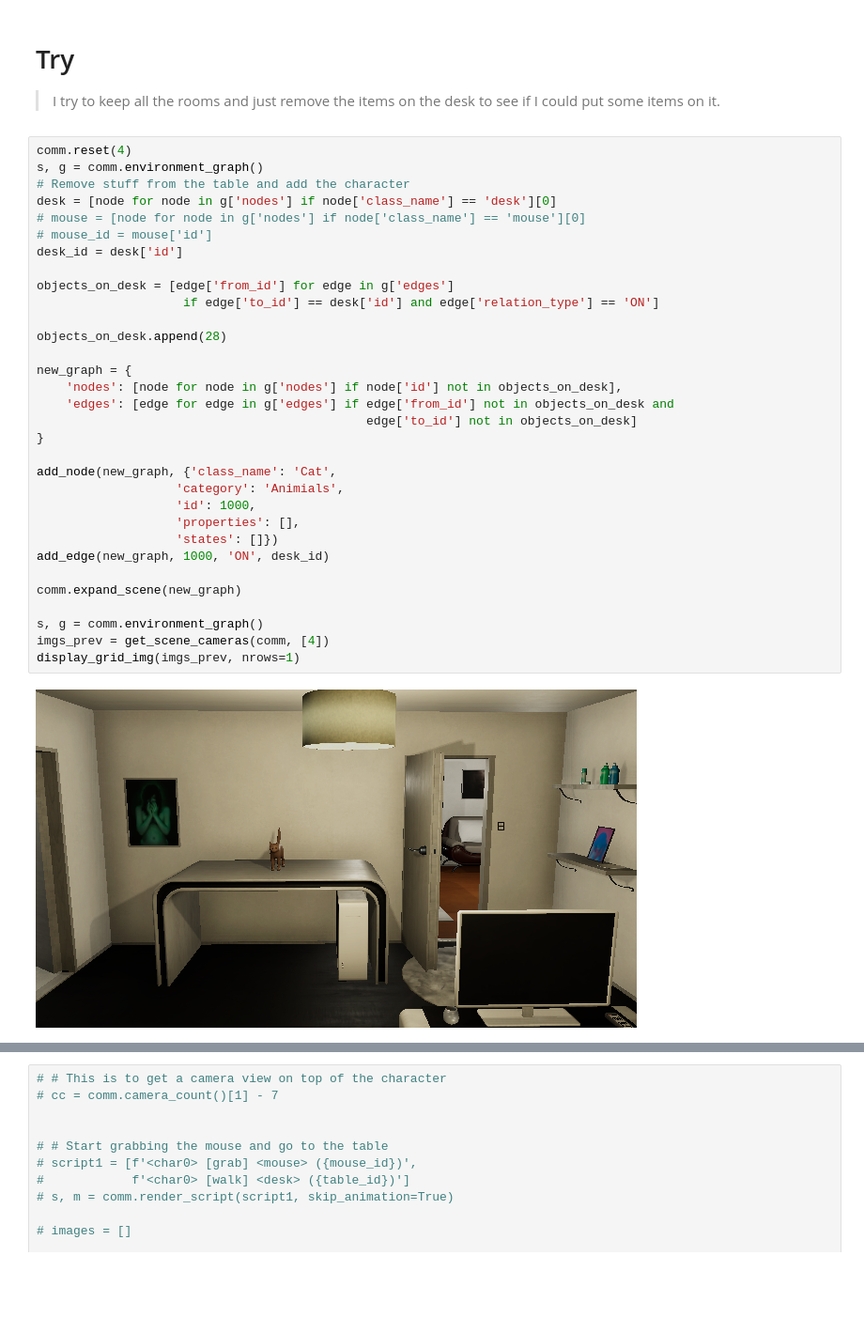
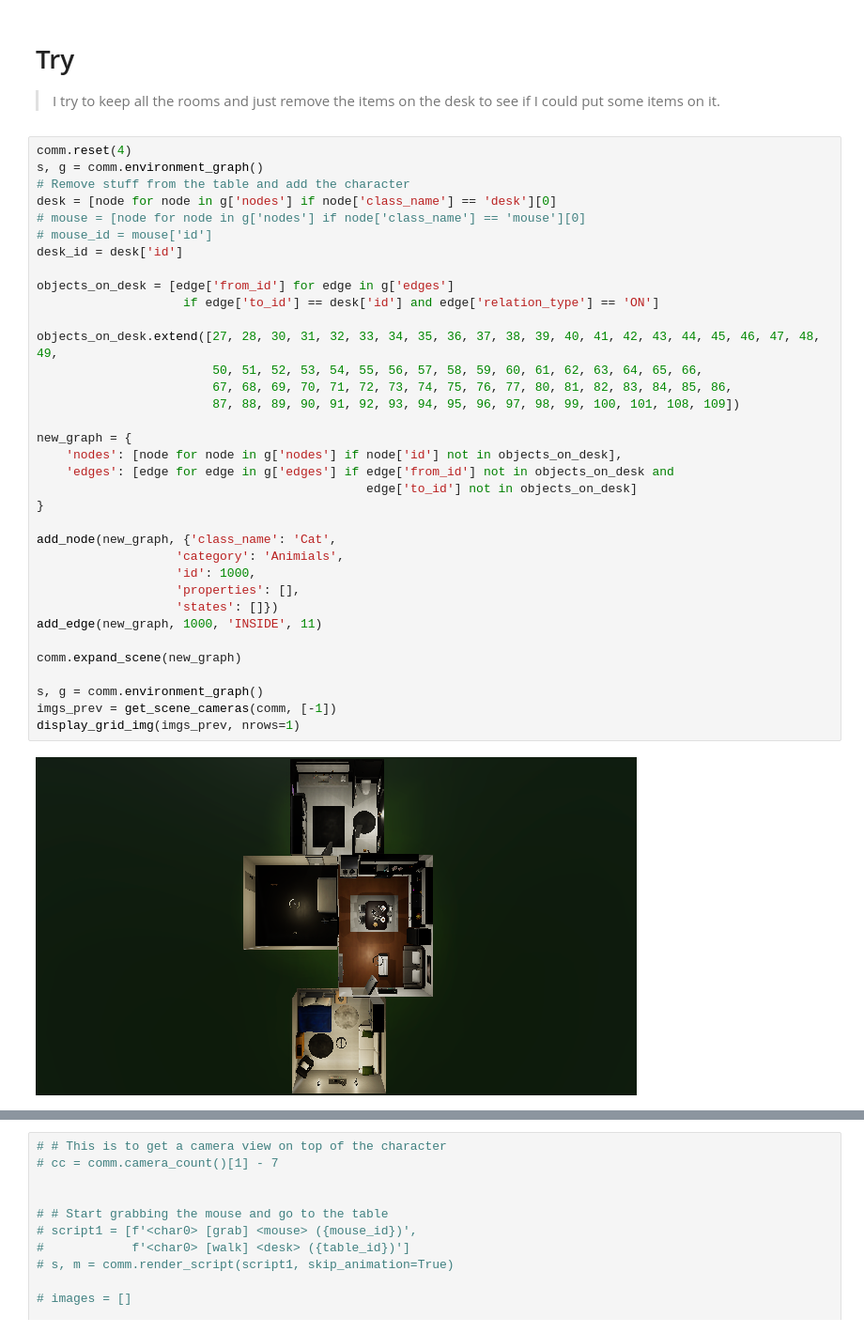
Before and after one commit to Brookzq/virtualhome, a Jupyter notebook: virtualhome/demo/my_dataset.ipynb, the cells around one changed output, grey strips where cells are left out. Shown: that part at 94% size. Saved outputs shown, nothing was run; the diff lists cells and outputs as text; blank space fills up the shorter version.

```diff
--- a/virtualhome/demo/my_dataset.ipynb
+++ b/virtualhome/demo/my_dataset.ipynb
@@ -279,37 +283,40 @@ utils_viz.generate_video(input_path=path_video, prefix='test', output_path='../s
 # %%
 comm.reset(4)
 s, g = comm.environment_graph()
 # Remove stuff from the table and add the character
 desk = [node for node in g['nodes'] if node['class_name'] == 'desk'][0]
 # mouse = [node for node in g['nodes'] if node['class_name'] == 'mouse'][0]
 # mouse_id = mouse['id']
 desk_id = desk['id']
 
 objects_on_desk = [edge['from_id'] for edge in g['edges']
                     if edge['to_id'] == desk['id'] and edge['relation_type'] == 'ON']
 
-objects_on_desk.append(28)
+objects_on_desk.extend([27, 28, 30, 31, 32, 33, 34, 35, 36, 37, 38, 39, 40, 41, 42, 43, 44, 45, 46, 47, 48, 49,
+                        50, 51, 52, 53, 54, 55, 56, 57, 58, 59, 60, 61, 62, 63, 64, 65, 66,
+                        67, 68, 69, 70, 71, 72, 73, 74, 75, 76, 77, 80, 81, 82, 83, 84, 85, 86,
+                        87, 88, 89, 90, 91, 92, 93, 94, 95, 96, 97, 98, 99, 100, 101, 108, 109])
 
 new_graph = {
     'nodes': [node for node in g['nodes'] if node['id'] not in objects_on_desk],
     'edges': [edge for edge in g['edges'] if edge['from_id'] not in objects_on_desk and
                                              edge['to_id'] not in objects_on_desk]
 }
 
 add_node(new_graph, {'class_name': 'Cat',
                    'category': 'Animials',
                    'id': 1000,
                    'properties': [],
                    'states': []})
-add_edge(new_graph, 1000, 'ON', desk_id)
+add_edge(new_graph, 1000, 'INSIDE', 11)
 
 comm.expand_scene(new_graph)
 
 s, g = comm.environment_graph()
-imgs_prev = get_scene_cameras(comm, [4])
+imgs_prev = get_scene_cameras(comm, [-1])
 display_grid_img(imgs_prev, nrows=1)
 # %% [output]
-[figure, old version]
+[figure, new version]
 # %%
 comm.add_character('chars/Female2', initial_room='livingroom')
 
```
Also changed, not shown: parts of 4 cells of this notebook.
